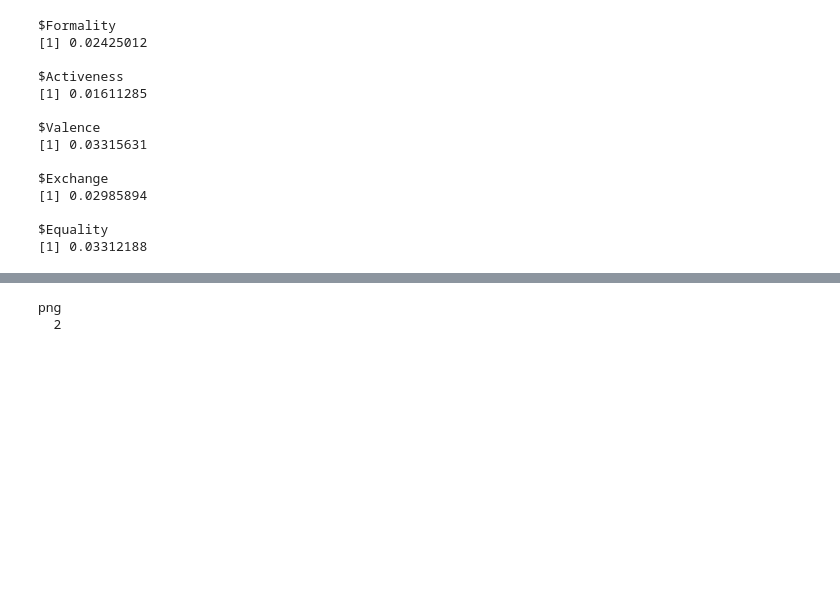
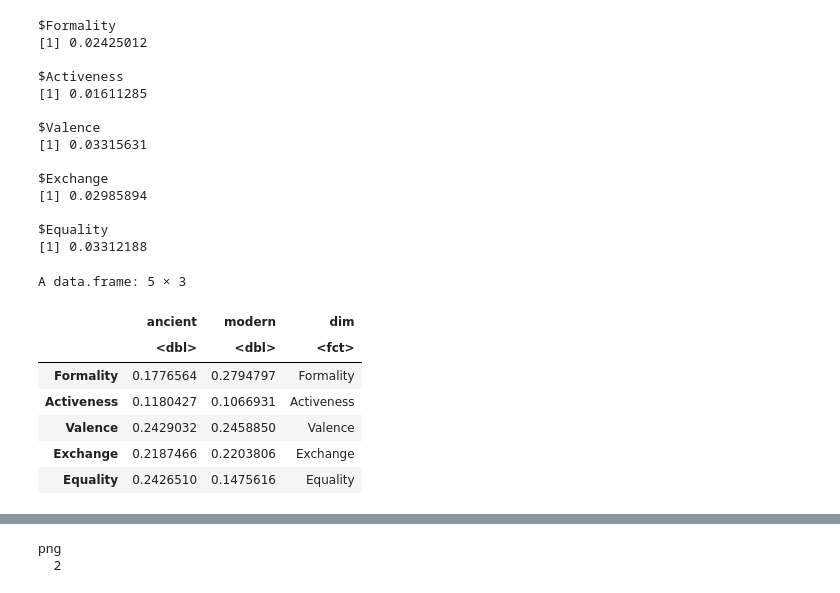
Before and after one commit to BNU-Wang-MSN-Lab/FAVEE-HPP, a Jupyter notebook: Study3/Across_history/3.Human_compare&Model_compare/6.culture_evolution.ipynb, the cells around one changed output, grey strips where cells are left out. Saved outputs shown, nothing was run; the diff lists cells and outputs as text; code cells hidden in the pictures; blank space fills up the shorter version.

```diff
--- a/Study3/Across_history/3.Human_compare&Model_compare/6.culture_evolution.ipynb
+++ b/Study3/Across_history/3.Human_compare&Model_compare/6.culture_evolution.ipynb
@@ -38,10 +38,10 @@ cosine_matrix = function(raw_data){
 # Import data
 # %%
 # FAVEE model: favee
-favee_258r_pc=read.csv('human_rating_data/human_model/CHN_258r_favee.csv',row.names=1)
+favee_258r_pc=read.csv('human_rating_data/human_model/CHN_258r_favee.csv',row.names=1, fileEncoding = 'gb18030')
 rels_order_modern_258r = rownames(favee_258r_pc)
 
-rels_order_ancient_120r = read.csv('human_rating_data/ancient_modern_map_120r.csv')$'对应的现代人际关系'
+rels_order_ancient_120r = read.csv('human_rating_data/ancient_modern_map_120r.csv', fileEncoding = 'gb18030')$'对应的现代人际关系'
 favee_120r_pc = favee_258r_pc[rels_order_ancient_120r,]
 # single dimension model: pcsdv
 ns <- length(favee_120r_pc)
@@ -52,12 +52,12 @@ for (i in 1:5){
 }
 # %%
 bert_emb_ancient = read.csv('sim_bert_embedding/ancient/q3.2_bert_embedding_data/MASK_embedding_output.csv',
-                   row.names = 1, check.names = FALSE)
+                   row.names = 1, check.names = FALSE, fileEncoding = 'gb18030')
 bert_emb_ancient = bert_emb_ancient[rels_order_ancient_120r,rels_order_ancient_120r]
 bert_ancient_120r_array = lowerTriangle(bert_emb_ancient)
 
 bert_emb_modern = read.csv('sim_bert_embedding/modern/q3.1_bert_embedding_data/MASK_embedding_output.csv',
-                   row.names = 1, check.names = FALSE)
+                   row.names = 1, check.names = FALSE, fileEncoding = 'gb18030')
 bert_emb_modern = bert_emb_modern[rels_order_modern_258r,rels_order_modern_258r]
 bert_modern_258r_array = lowerTriangle(bert_emb_modern)
 
@@ -149,6 +149,17 @@ within_prop_segment = data.frame(t(within_prop_segment))
 within_prop_segment$'dim' = rownames(within_prop_segment)
 within_prop_segment$'dim' = factor(within_prop_segment$'dim',
                                    levels=c('Formality','Activeness','Valence','Exchange','Equality'))
+# %%
+within_prop_segment
+# %% [output]
+A data.frame: 5 × 3
+|  | ancient | modern | dim |
+|  | <dbl> | <dbl> | <fct> |
+| Formality | 0.1776564 | 0.2794797 | Formality |
+| Activeness | 0.1180427 | 0.1066931 | Activeness |
+| Valence | 0.2429032 | 0.2458850 | Valence |
+| Exchange | 0.2187466 | 0.2203806 | Exchange |
+| Equality | 0.2426510 | 0.1475616 | Equality |
 # %%
 my.color = c('human'="#F2997A",'modern'="#a17db4",'ancient'="#9DCD82")
 # %%
```
Also changed, not shown: parts of 1 cell of this notebook, 2 other files.
